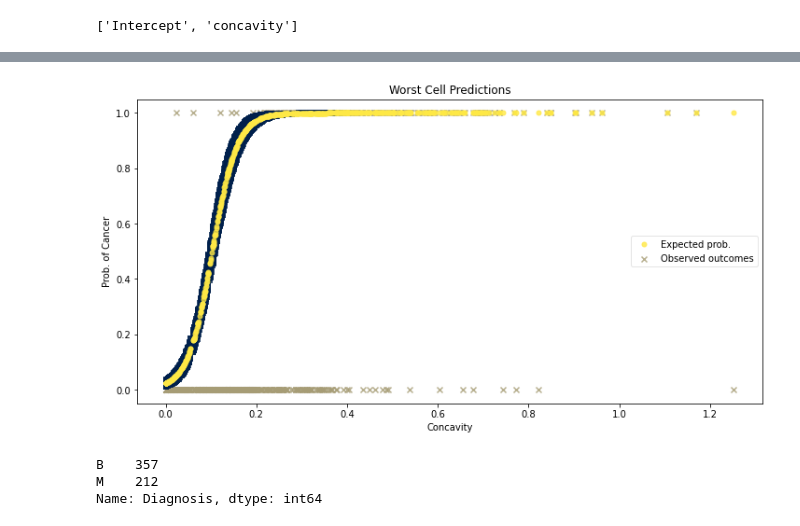
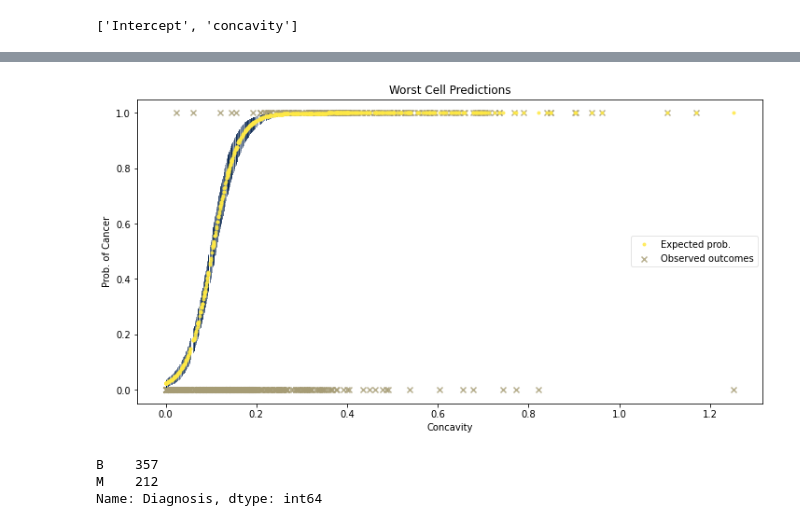
Before and after one commit to bencosgro/Bayes_Project, a Jupyter notebook: Bayes_Project_Jupyter.ipynb, the cells around one changed output, grey strips where cells are left out. Saved outputs shown, nothing was run; the diff lists cells and outputs as text; code cells hidden in the pictures.

```diff
--- a/Bayes_Project_Jupyter.ipynb
+++ b/Bayes_Project_Jupyter.ipynb
@@ -321,49 +320,49 @@ _, ax = plt.subplots(figsize=(12, 6))
 ax.plot(
     [predictors_out_of_sample, predictors_out_of_sample],
     az.hpd(model_preds).T,
-    lw=6,
+    lw=1,
     color="#00204C",
-    alpha=0.8,
+    alpha=0.4,
 )
 # expected probability of success:
 ax.plot(
     predictors_out_of_sample,
     model_preds.mean(0),
     "o",
-    ms=5,
+    ms=3,
     color="#FFE945",
     alpha=0.8,
     label="Expected prob.",
 )
 numerical_diagnosis = []
 
 for x in outcomes_out_of_sample:
         if x == 'M':
             y=1
         elif x == 'B':
             y=0
         numerical_diagnosis.append(y)
 
-pd.DataFrame(r)
+
 # actual outcomes:
 ax.scatter(
 
     x=predictors_out_of_sample,
     y=numerical_diagnosis,
     marker="x",
     color="#A69C75",
     alpha=0.8,
     label="Observed outcomes",
 )
 
 
 
 ax.set_xlabel("Concavity")
 ax.set_ylabel("Prob. of Cancer")
 ax.set_title("Worst Cell Predictions")
 ax.legend(fontsize=10, frameon=True, framealpha=0.5);
 # %% [output]
-[figure, old version]
+[figure, new version]
 # %%
 dat_worst['Diagnosis'].value_counts()
 # %% [output]
```
Also changed, not shown: parts of 12 cells of this notebook.
